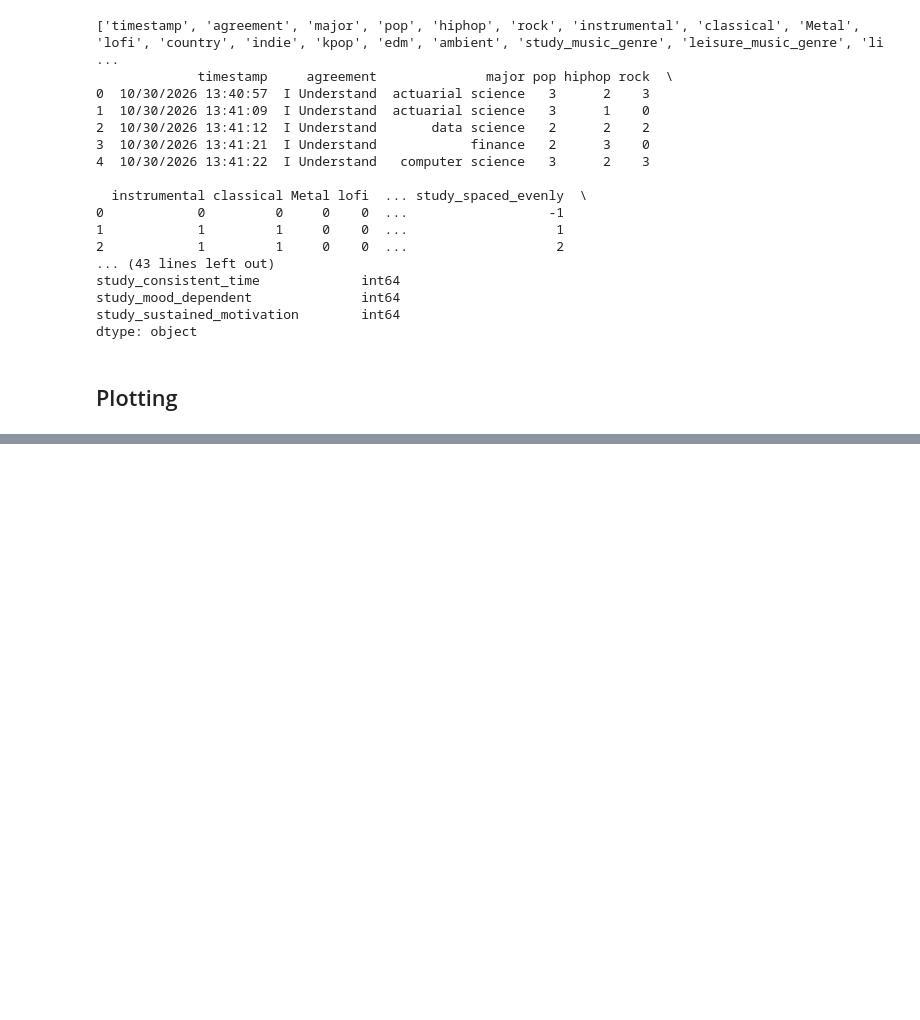
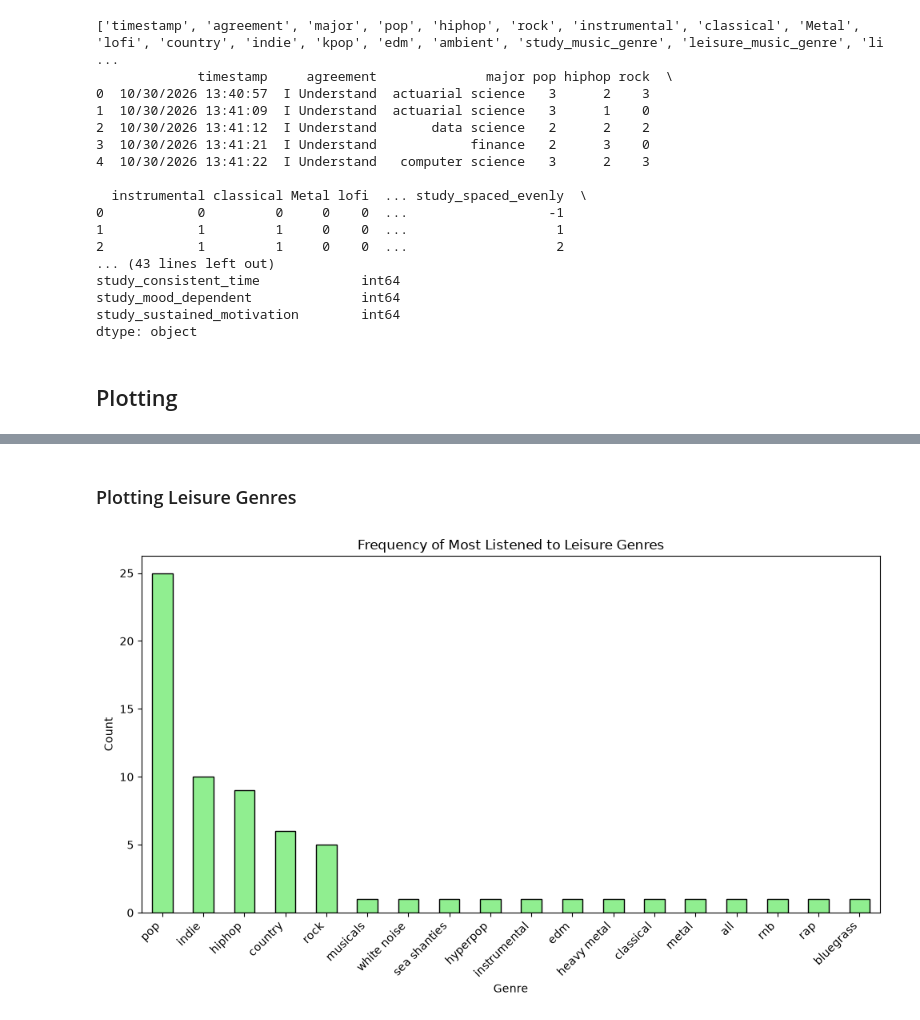
Before and after one commit to jobid0212/stats-project, a Jupyter notebook: music_study_prediction.ipynb, the cells around one changed output, grey strips where cells are left out. Cells and saved outputs as stored; diff of their text form; code cells hidden in the pictures; blank space fills up the shorter version.

```diff
--- a/music_study_prediction.ipynb
+++ b/music_study_prediction.ipynb
@@ -274,0 +304,14 @@ dtype: object
+# %% [markdown]
+### Plotting Leisure Genres
+# %%
+# Count frequencies and plot
+df['leisure_music_genre'].value_counts().plot(kind='bar', figsize=(10, 6), color='lightgreen', edgecolor='black')
+
+plt.title('Frequency of Most Listened to Leisure Genres')
+plt.xlabel('Genre')
+plt.ylabel('Count')
+plt.xticks(rotation=45, ha='right')  # Rotates labels so they don't overlap
+plt.tight_layout()
+plt.show()
+# %% [output]
+[figure, added]
```
Also changed, not shown: parts of 7 cells of this notebook.
